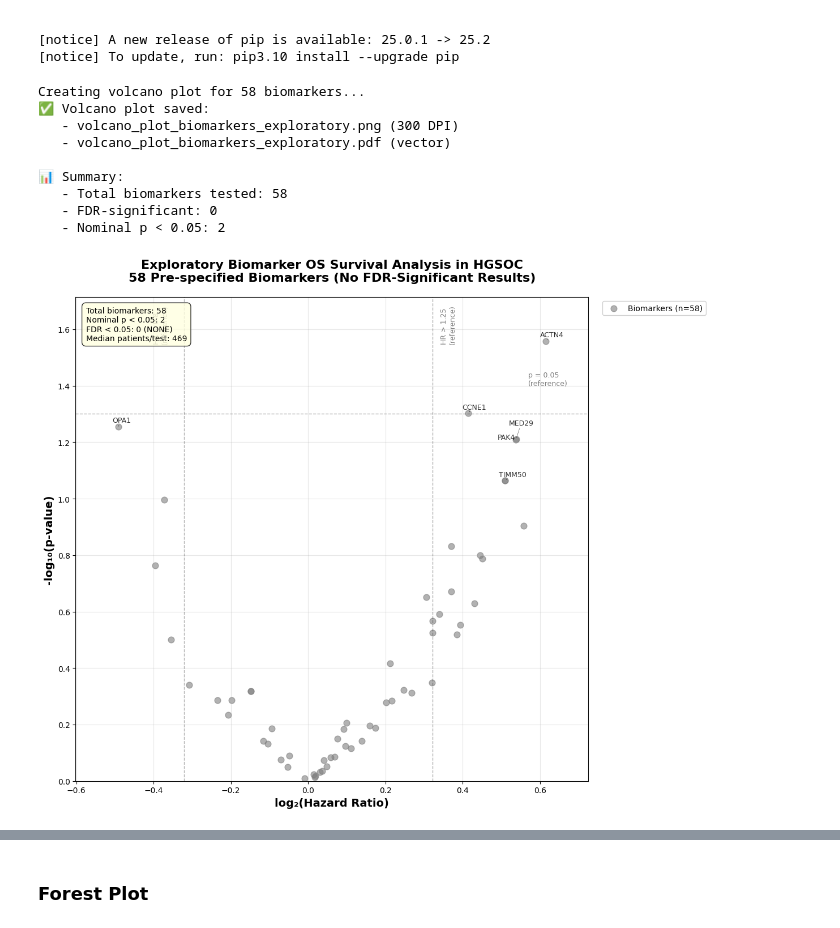
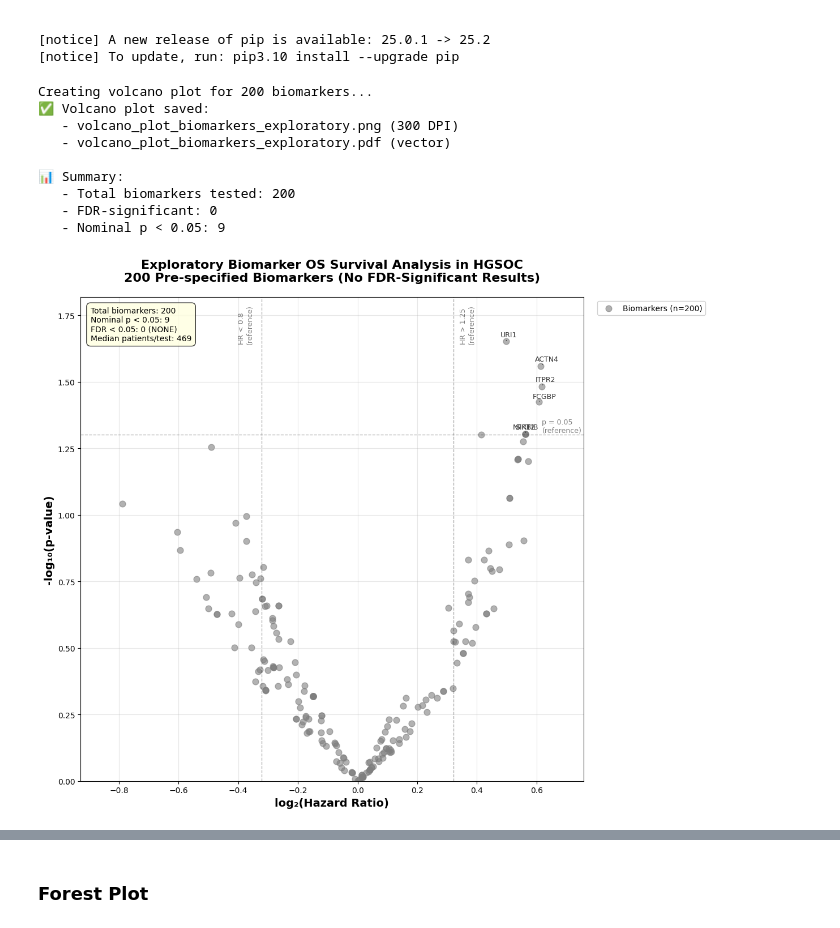
Before and after one commit to faith-ogun/bioslate-hgsoc-core, a Jupyter notebook: notebooks/tcga_ov_biomarker_survival_analysis.ipynb, the cells around one changed output, grey strips where cells are left out. Drawn from its saved outputs; the diff is of its cells as text; code cells hidden in the pictures.

```diff
--- a/notebooks/tcga_ov_biomarker_survival_analysis.ipynb
+++ b/notebooks/tcga_ov_biomarker_survival_analysis.ipynb
@@ -22,7 +55,7 @@ import numpy as np
 print("Loading data...")
 
 # Load biomarkers (HGNC symbols)
-with open("../results/unified_validation_cna_expr_fdr_removed/gprofiler_biomarkers.txt", 'r') as f:
+with open("../results/CNA_quantitative_cluster_delta/gprofiler_biomarkers.txt", 'r') as f:
     biomarker_symbols = [line.strip() for line in f.readlines()]
 
 # Load GISTIC data (Entrez IDs as index)
@@ -859,7 +1003,7 @@ Successfully installed adjustText-1.3.0
 [notice] A new release of pip is available: 25.0.1 -> 25.2
 [notice] To update, run: pip3.10 install --upgrade pip
 # %%
-# Publication-Ready Volcano Plot for 58 Biomarker Analysis - Exploratory Results
+# Publication-Ready Volcano Plot for 200 Biomarker Analysis - Exploratory Results
 import pandas as pd
 import numpy as np
 import matplotlib.pyplot as plt
@@ -913,7 +1057,7 @@ adjust_text(texts, arrowprops=dict(arrowstyle='->', color='black', alpha=0.6, lw
 ax.set_xlabel('log₂(Hazard Ratio)', fontsize=14, fontweight='bold')
 ax.set_ylabel('-log₁₀(p-value)', fontsize=14, fontweight='bold')
 ax.set_title('Exploratory Biomarker OS Survival Analysis in HGSOC\n'
-             '58 Pre-specified Biomarkers (No FDR-Significant Results)',
+             '200 Pre-specified Biomarkers (No FDR-Significant Results)',
              fontsize=16, fontweight='bold', pad=20)
 
 # Grid
@@ -929,7 +1073,7 @@ ax.text(hr_threshold_high + 0.02, ax.get_ylim()[1] * 0.95,
         'HR > 1.25\n(reference)', rotation=90, fontsize=9, alpha=0.5)
 ax.text(hr_threshold_low - 0.08, ax.get_ylim()[1] * 0.95,
         'HR < 0.8\n(reference)', rotation=90, fontsize=9, alpha=0.5)
-ax.text(ax.get_xlim()[1] * 0.85, -np.log10(p_threshold) + 0.1,
+ax.text(ax.get_xlim()[1] * 0.9, -np.log10(p_threshold) + 0.01,
         'p = 0.05\n(reference)', fontsize=9, alpha=0.5)
 
 # Axis limits with padding
@@ -939,42 +1083,42 @@ ax.set_xlim(volcano_data['log2_HR'].min() - x_margin,
             volcano_data['log2_HR'].max() + x_margin)
 ax.set_ylim(0, volcano_data['neg_log10_p'].max() + y_margin)
 
-# Honest summary box
+# Summary box
 stats_text = f"""Total biomarkers: {len(volcano_data)}
 Nominal p < 0.05: {(volcano_data['Adjusted_p'] < 0.05).sum()}
 FDR < 0.05: {(volcano_data['Adjusted_FDR'] < 0.05).sum()} (NONE)
 Median patients/test: {int(volcano_data['N_patients'].median())}"""
 ax.text(0.02, 0.98, stats_text, transform=ax.transAxes, fontsize=10,
         bbox=dict(boxstyle="round,pad=0.5", facecolor="lightyellow", alpha=0.8),
         verticalalignment='top')
 
 plt.tight_layout()
 
 # Save
 plt.savefig('../figures/volcano_plot_biomarkers_os_exploratory.png', dpi=300, bbox_inches='tight')
 plt.savefig('../figures/volcano_plot_biomarkers_os_exploratory.pdf', bbox_inches='tight')
 
 print("✅ Volcano plot saved:")
 print("   - volcano_plot_biomarkers_exploratory.png (300 DPI)")
 print("   - volcano_plot_biomarkers_exploratory.pdf (vector)")
 
 print(f"\n📊 Summary:")
 print(f"   - Total biomarkers tested: {len(volcano_data)}")
 print(f"   - FDR-significant: 0")
 print(f"   - Nominal p < 0.05: {(volcano_data['Adjusted_p'] < 0.05).sum()}")
 
 plt.show()
 # %% [output]
-Creating volcano plot for 58 biomarkers...
+Creating volcano plot for 200 biomarkers...
 ✅ Volcano plot saved:
    - volcano_plot_biomarkers_exploratory.png (300 DPI)
    - volcano_plot_biomarkers_exploratory.pdf (vector)
 
 📊 Summary:
-   - Total biomarkers tested: 58
+   - Total biomarkers tested: 200
    - FDR-significant: 0
-   - Nominal p < 0.05: 2
+   - Nominal p < 0.05: 9
-[figure, old version]
+[figure, new version]
 # %%
 # Publication-Ready Volcano Plot for 58 Biomarker Analysis - Exploratory Results
 import pandas as pd
```
Also changed, not shown: parts of 15 cells of this notebook, 25 other files.
